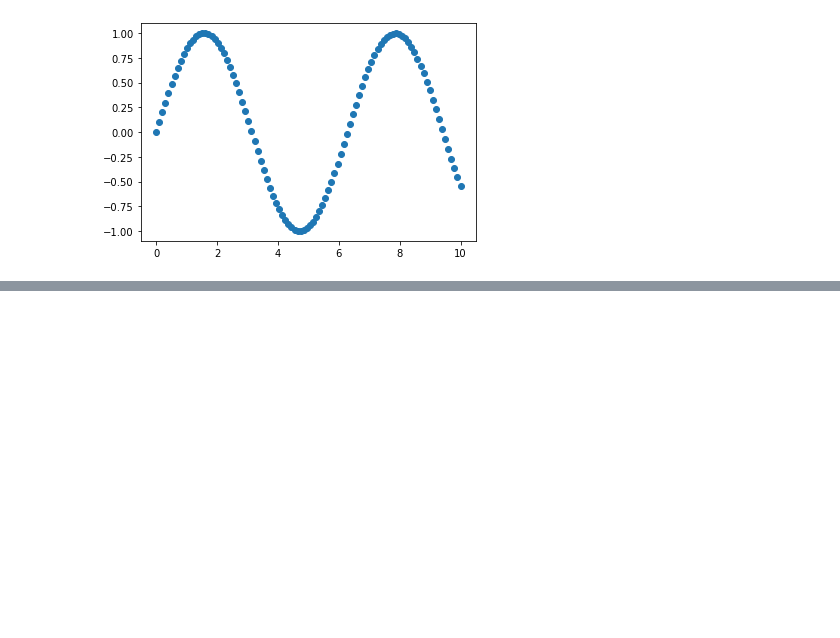
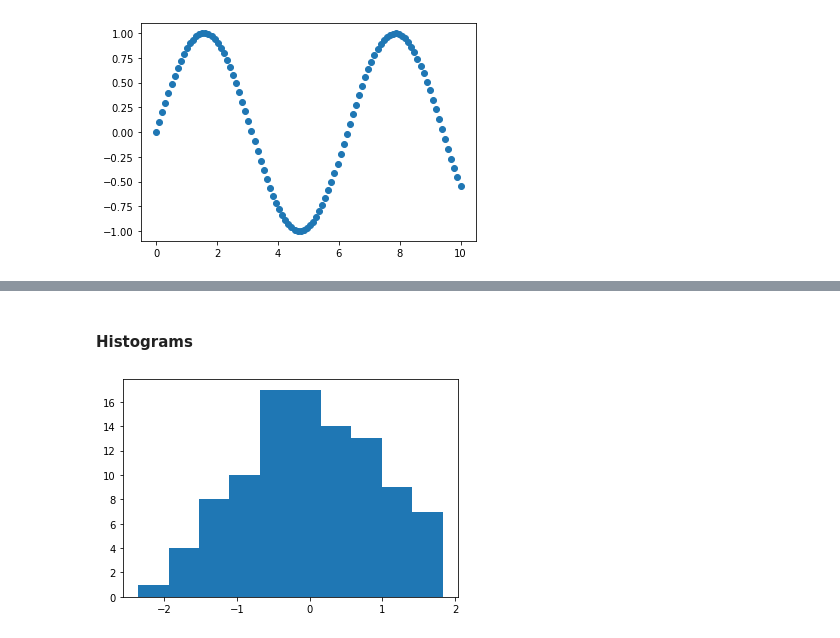
Before and after one commit to vishnuk7/MachineLearning, a Jupyter notebook: matplotlib/introduction-matplotlib.ipynb, the cells around one changed output, grey strips where cells are left out. Cells and saved outputs as stored; diff of their text form; code cells hidden in the pictures; blank space fills up the shorter version.

```diff
--- a/matplotlib/introduction-matplotlib.ipynb
+++ b/matplotlib/introduction-matplotlib.ipynb
@@ -123,0 +129,12 @@ ax.set(title="NUT BUTTER", ylabel="Pri")
+# %% [markdown]
+#### Histograms
+# %%
+#make some data
+
+x=np.random.randn(100)
+
+#plot histogram
+fig, ax = plt.subplots()
+ax.hist(x);
+# %% [output]
+[figure, added]
```
Also changed, not shown: parts of 6 cells of this notebook, 4 other files.
